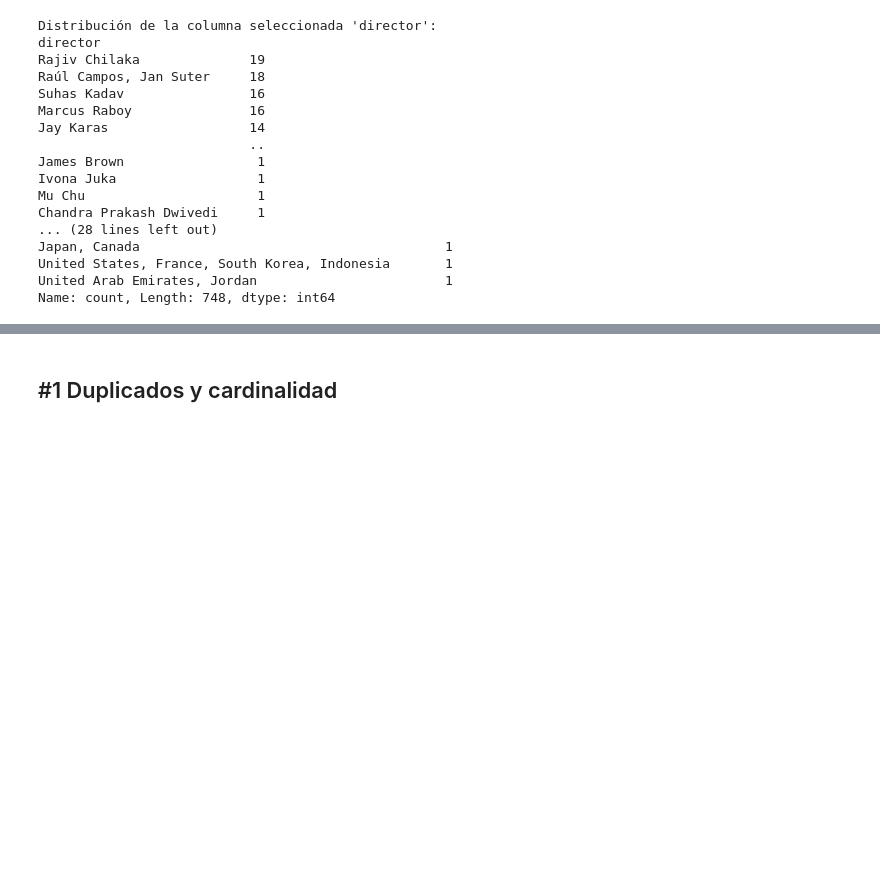
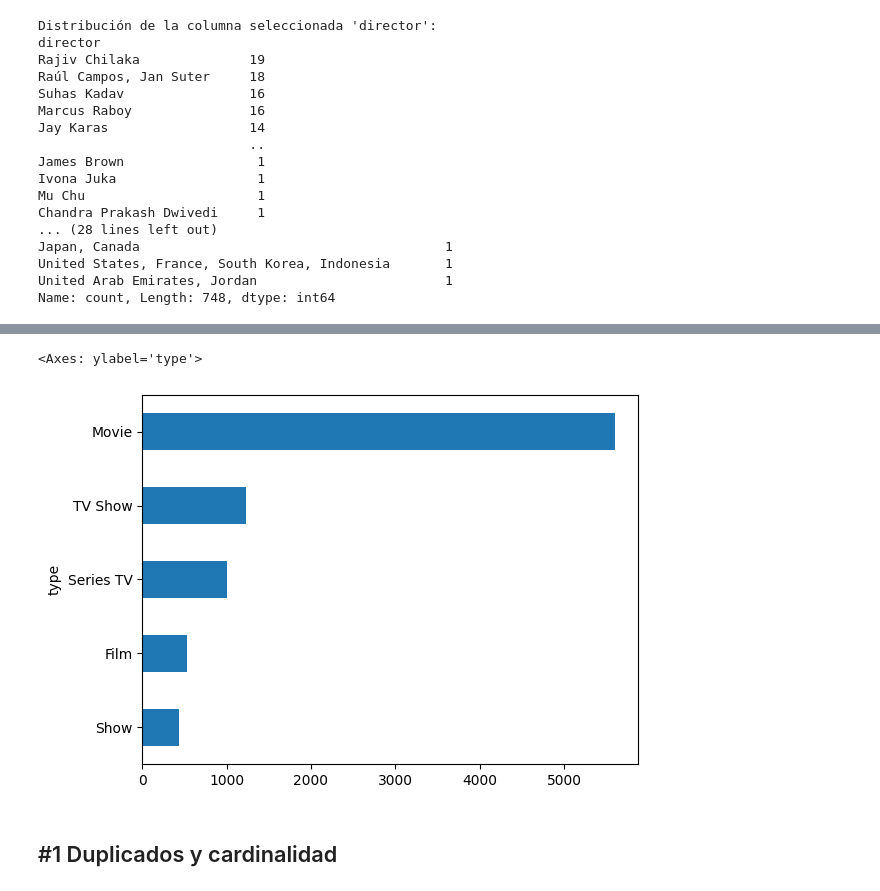
Before and after one commit to Cmonzon-94/ONLINE_DS_THEBRIDGE_Cmonzon, a Jupyter notebook: 03_Analisis_de_Datos/Sprint_05/Unidad_01_Introduccion_al_Data_Analytics_y_a_los_procesos_ETLS/Practica_Obligatoria/18_Practica_Obligatoria_ETL.ipynb, the cells around one changed output, grey strips where cells are left out. Cells and saved outputs as stored; diff of their text form; code cells hidden in the pictures; blank space fills up the shorter version.

```diff
--- a/03_Analisis_de_Datos/Sprint_05/Unidad_01_Introduccion_al_Data_Analytics_y_a_los_procesos_ETLS/Practica_Obligatoria/18_Practica_Obligatoria_ETL.ipynb
+++ b/03_Analisis_de_Datos/Sprint_05/Unidad_01_Introduccion_al_Data_Analytics_y_a_los_procesos_ETLS/Practica_Obligatoria/18_Practica_Obligatoria_ETL.ipynb
@@ -85,3 +96,8 @@ Name: count, Length: 748, dtype: int64
+# %%
+df_peliculas.type.value_counts(ascending=True).plot(kind="barh")
+# %% [output]
+<Axes: ylabel='type'>
+[figure, added]
 # %% [markdown]
 ## #1 Duplicados y cardinalidad
 # %% [markdown]
```
Also changed, not shown: parts of 17 cells of this notebook, 3 other files.
